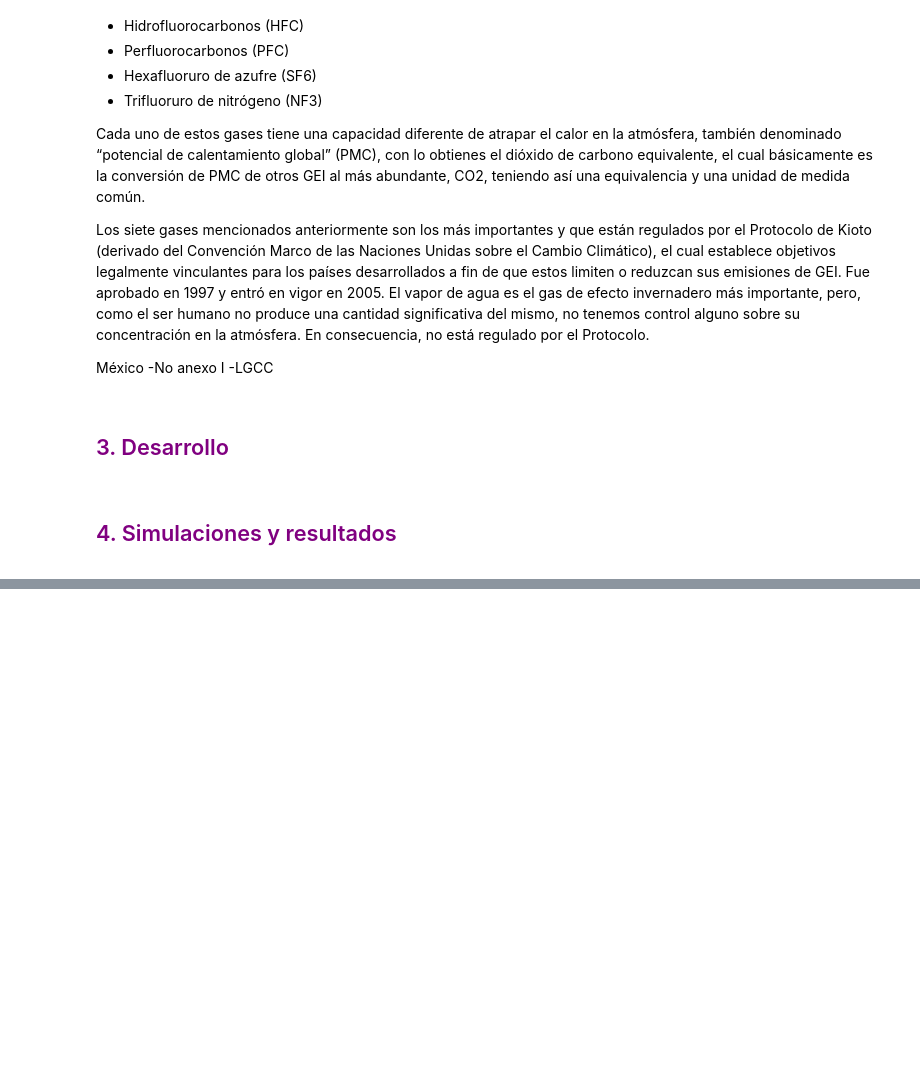
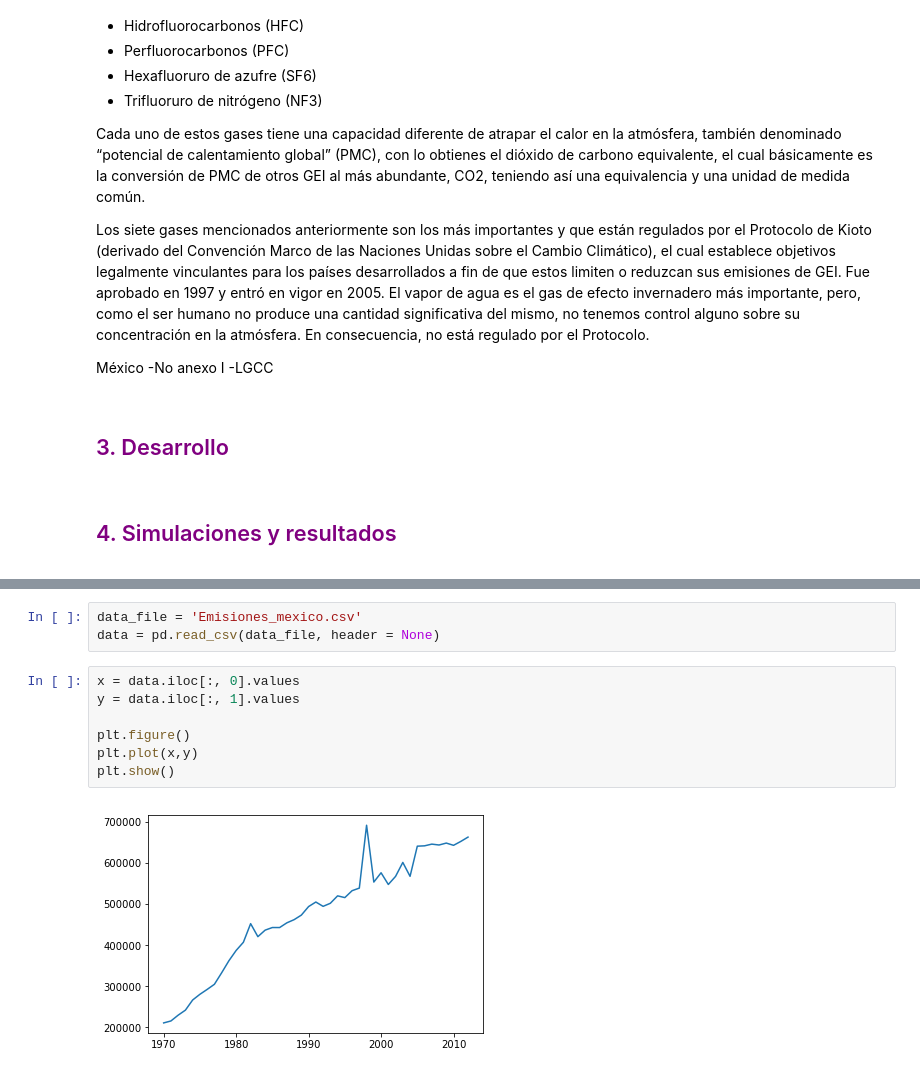
Before and after one commit to AndreaOrtizM/ProyectoModulo3_OrtizA_AcostaE_ChiquitoE, a Jupyter notebook: ProyectoModulo3_OrtizA_AcostaE_ChiquitoE.ipynb, the cells around one changed output, grey strips where cells are left out. Cells and saved outputs as stored; diff of their text form; blank space fills up the shorter version.

```diff
--- a/ProyectoModulo3_OrtizA_AcostaE_ChiquitoE.ipynb
+++ b/ProyectoModulo3_OrtizA_AcostaE_ChiquitoE.ipynb
@@ -66,0 +75,12 @@ México
+# %%
+data_file = 'Emisiones_mexico.csv'
+data = pd.read_csv(data_file, header = None)
+# %%
+x = data.iloc[:, 0].values
+y = data.iloc[:, 1].values
+
+plt.figure()
+plt.plot(x,y)
+plt.show()
+# %% [output]
+[figure, added]
```
Also changed, not shown: parts of 5 cells of this notebook.
